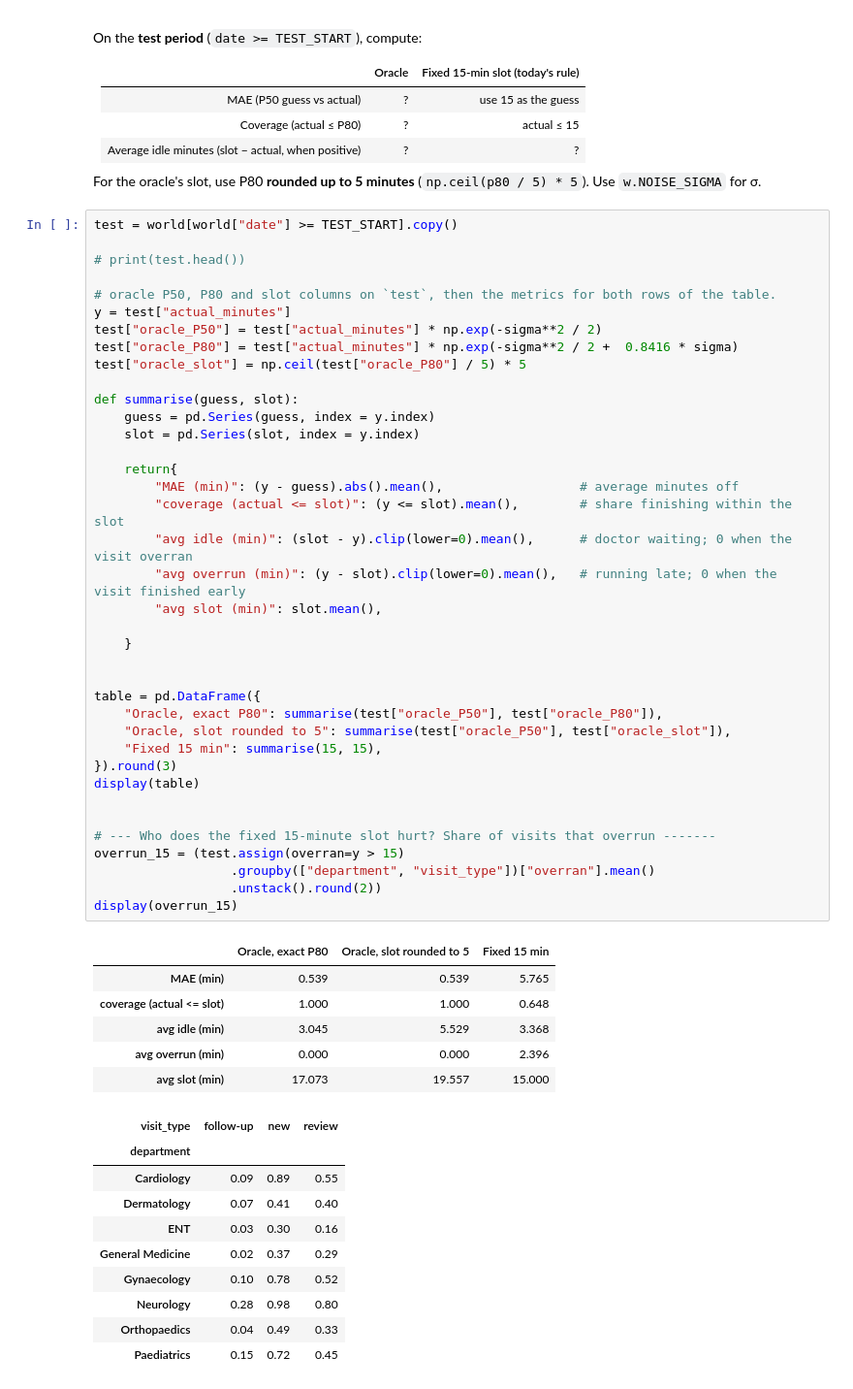
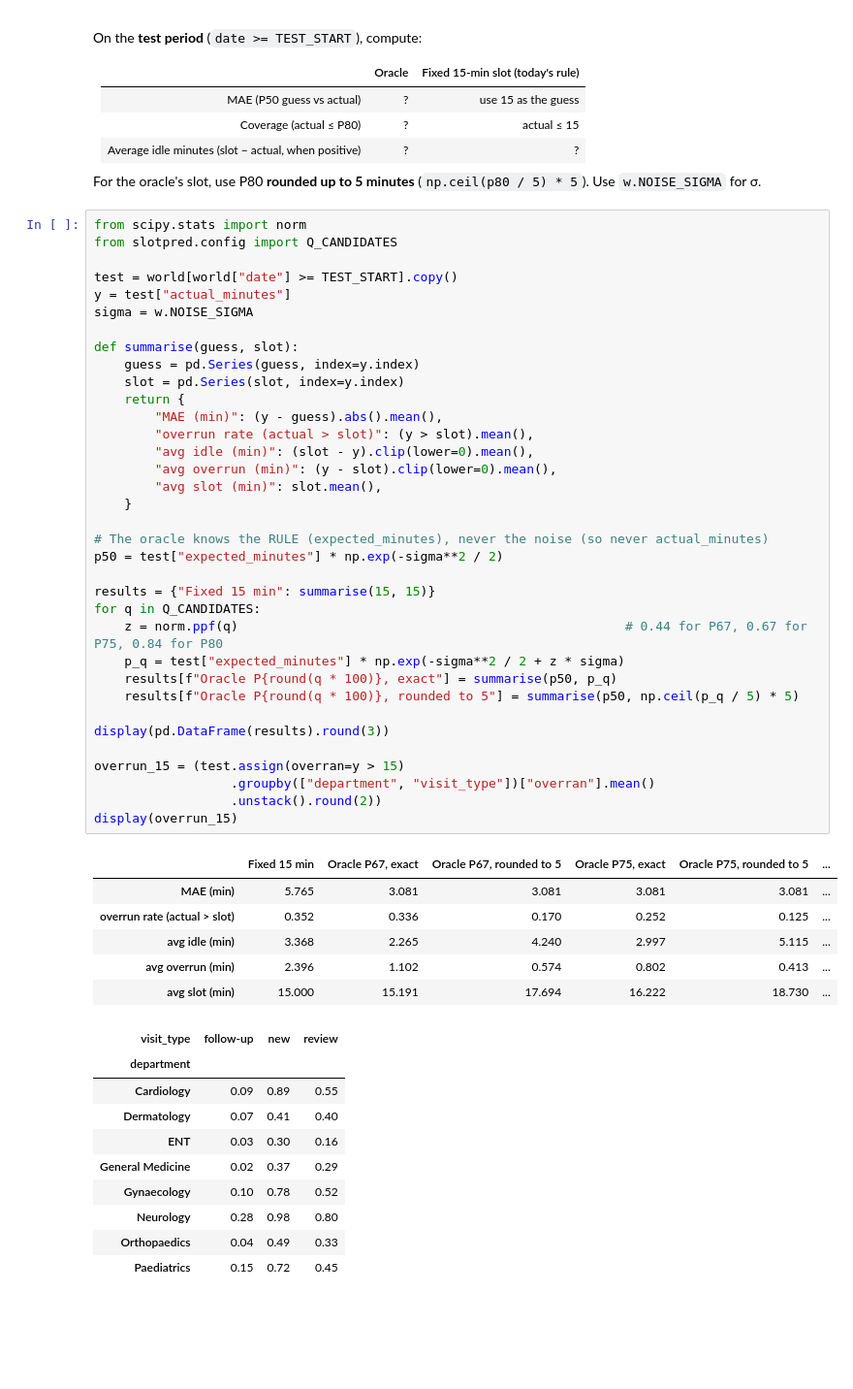
Before and after one commit to rocksolid911/slot-pred-using-lightGBM-XGBoost, a Jupyter notebook: notebooks/A02_simulator.ipynb, the cells around one changed output. Shown at 97% size. Drawn from its saved outputs; the diff is of its cells as text; blank space fills up the shorter version.

Commit message:
A2: oracle results for each candidate quantile, answers, trade-off graphs

```diff
--- a/notebooks/A02_simulator.ipynb
+++ b/notebooks/A02_simulator.ipynb
@@ -168,50 +168,47 @@ On the **test period** (`date >= TEST_START`), compute:
 
 For the oracle's slot, use P80 **rounded up to 5 minutes** (`np.ceil(p80 / 5) * 5`). Use `w.NOISE_SIGMA` for σ.
 # %%
+from scipy.stats import norm
+from slotpred.config import Q_CANDIDATES
+
 test = world[world["date"] >= TEST_START].copy()
-
-# print(test.head())
-
-# oracle P50, P80 and slot columns on `test`, then the metrics for both rows of the table.
 y = test["actual_minutes"]
-test["oracle_P50"] = test["actual_minutes"] * np.exp(-sigma**2 / 2)
-test["oracle_P80"] = test["actual_minutes"] * np.exp(-sigma**2 / 2 +  0.8416 * sigma)
-test["oracle_slot"] = np.ceil(test["oracle_P80"] / 5) * 5
+sigma = w.NOISE_SIGMA
 
 def summarise(guess, slot):
-    guess = pd.Series(guess, index = y.index)
-    slot = pd.Series(slot, index = y.index)
-
-    return{
-        "MAE (min)": (y - guess).abs().mean(),                  # average minutes off
-        "coverage (actual <= slot)": (y <= slot).mean(),        # share finishing within the slot
-        "avg idle (min)": (slot - y).clip(lower=0).mean(),      # doctor waiting; 0 when the visit overran
-        "avg overrun (min)": (y - slot).clip(lower=0).mean(),   # running late; 0 when the visit finished early
+    guess = pd.Series(guess, index=y.index)
+    slot = pd.Series(slot, index=y.index)
+    return {
+        "MAE (min)": (y - guess).abs().mean(),
+        "overrun rate (actual > slot)": (y > slot).mean(),
+        "avg idle (min)": (slot - y).clip(lower=0).mean(),
+        "avg overrun (min)": (y - slot).clip(lower=0).mean(),
         "avg slot (min)": slot.mean(),
-
     }
 
+# The oracle knows the RULE (expected_minutes), never the noise (so never actual_minutes)
+p50 = test["expected_minutes"] * np.exp(-sigma**2 / 2)
 
-table = pd.DataFrame({
-    "Oracle, exact P80": summarise(test["oracle_P50"], test["oracle_P80"]),
-    "Oracle, slot rounded to 5": summarise(test["oracle_P50"], test["oracle_slot"]),
-    "Fixed 15 min": summarise(15, 15),
-}).round(3)
-display(table)
+results = {"Fixed 15 min": summarise(15, 15)}
+for q in Q_CANDIDATES:
+    z = norm.ppf(q)                                                   # 0.44 for P67, 0.67 for P75, 0.84 for P80
+    p_q = test["expected_minutes"] * np.exp(-sigma**2 / 2 + z * sigma)
+    results[f"Oracle P{round(q * 100)}, exact"] = summarise(p50, p_q)
+    results[f"Oracle P{round(q * 100)}, rounded to 5"] = summarise(p50, np.ceil(p_q / 5) * 5)
 
+display(pd.DataFrame(results).round(3))
 
-# --- Who does the fixed 15-minute slot hurt? Share of visits that overrun -------
 overrun_15 = (test.assign(overran=y > 15)
                   .groupby(["department", "visit_type"])["overran"].mean()
                   .unstack().round(2))
 display(overrun_15)
 # %% [output]
-|  | Oracle, exact P80 | Oracle, slot rounded to 5 | Fixed 15 min |
-| MAE (min) | 0.539 | 0.539 | 5.765 |
-| coverage (actual <= slot) | 1.000 | 1.000 | 0.648 |
-| avg idle (min) | 3.045 | 5.529 | 3.368 |
-| avg overrun (min) | 0.000 | 0.000 | 2.396 |
-| avg slot (min) | 17.073 | 19.557 | 15.000 |
+|  | Fixed 15 min | Oracle P67, exact | Oracle P67, rounded to 5 | Oracle P75, exact | Oracle P75, rounded to 5 | ... |
+| MAE (min) | 5.765 | 3.081 | 3.081 | 3.081 | 3.081 | ... |
+| overrun rate (actual > slot) | 0.352 | 0.336 | 0.170 | 0.252 | 0.125 | ... |
+| avg idle (min) | 3.368 | 2.265 | 4.240 | 2.997 | 5.115 | ... |
+| avg overrun (min) | 2.396 | 1.102 | 0.574 | 0.802 | 0.413 | ... |
+| avg slot (min) | 15.000 | 15.191 | 17.694 | 16.222 | 18.730 | ... |
 | visit_type | follow-up | new | review |
 | department |  |  |  |
 | Cardiology | 0.09 | 0.89 | 0.55 |
```
Also changed, not shown: parts of 4 cells of this notebook, 3 other files.
